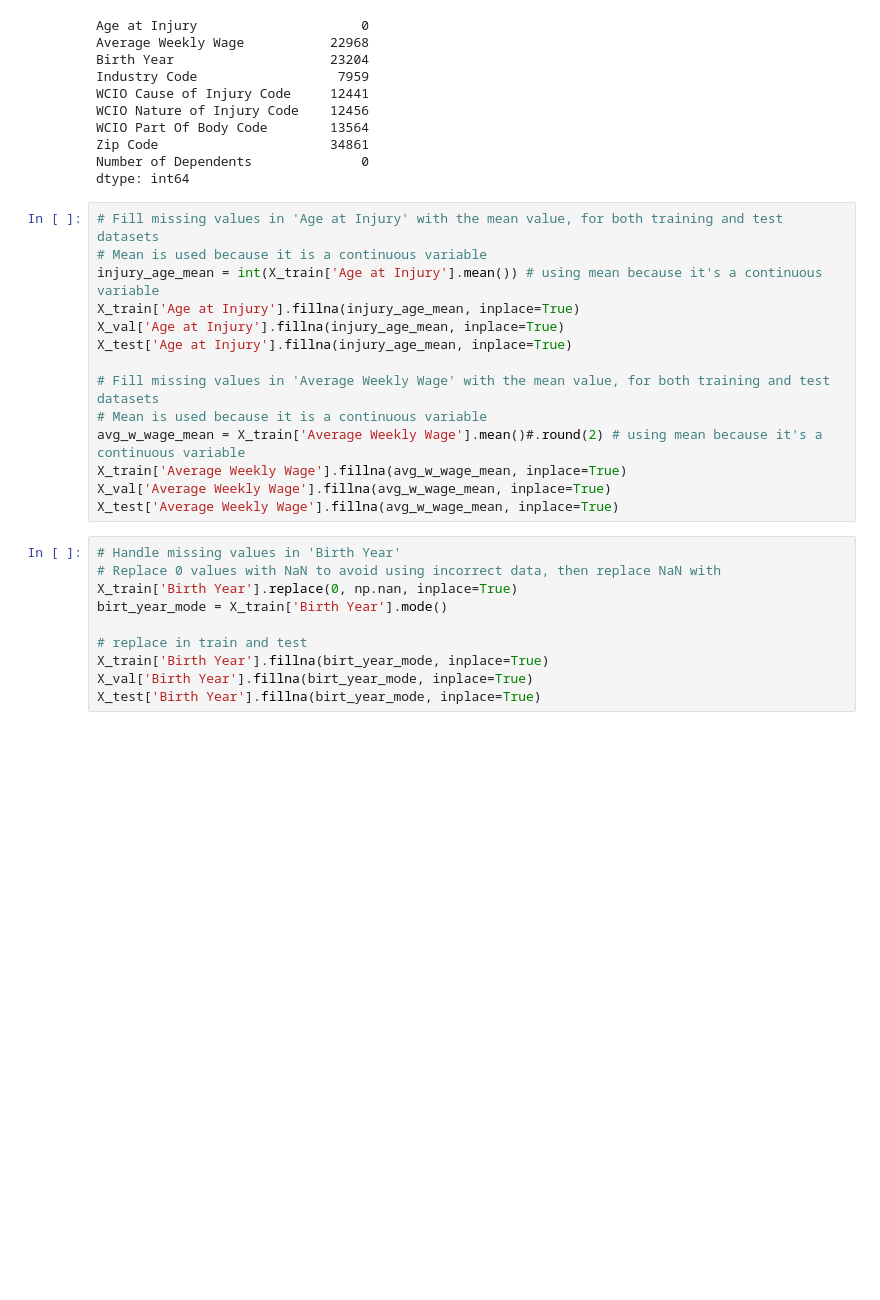
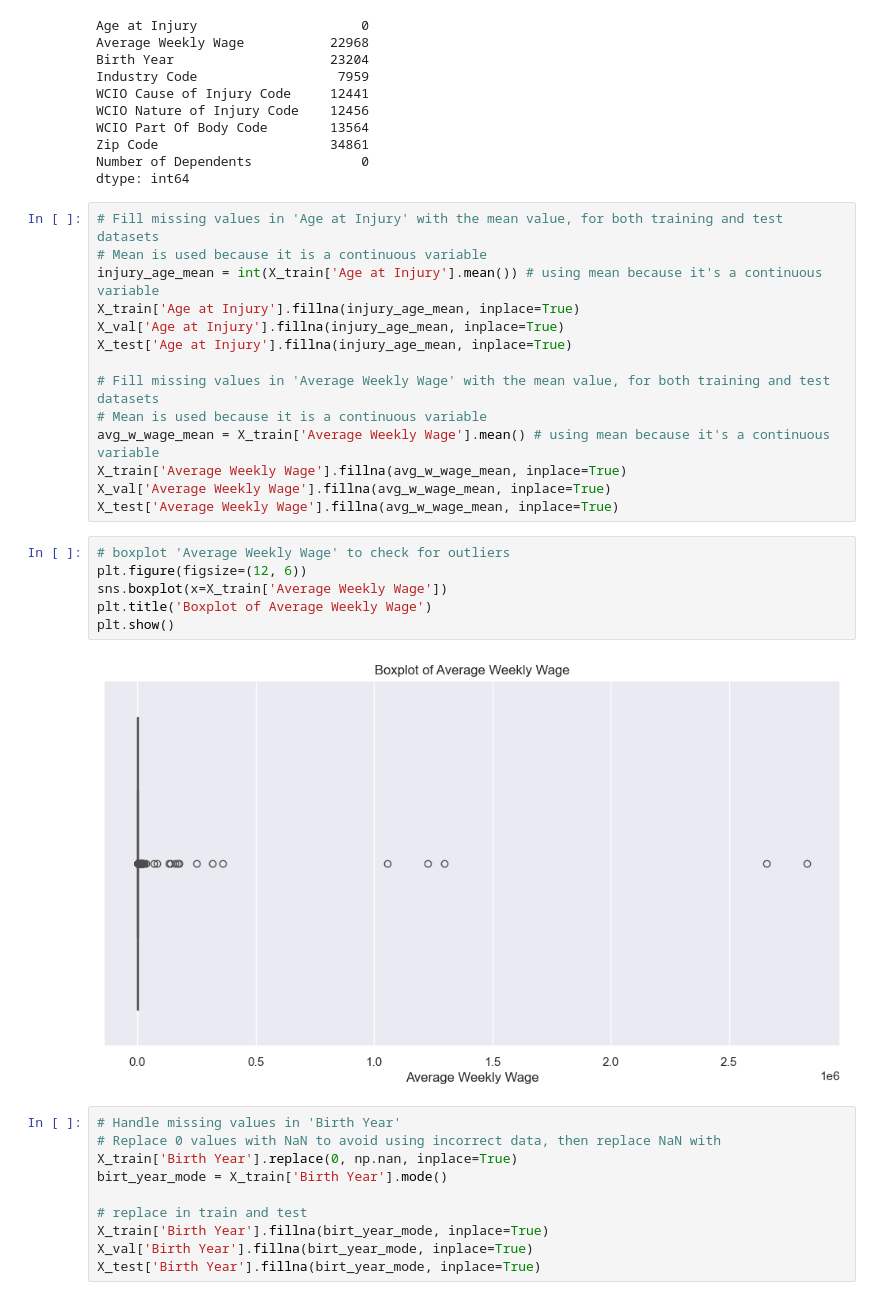
Before and after one commit to JoaoDargent/ML-Project, a Jupyter notebook: 2.DataPreprocess_Delivery1.ipynb, the cells around one changed output. Cells and saved outputs as stored; diff of their text form; blank space fills up the shorter version.

```diff
--- a/2.DataPreprocess_Delivery1.ipynb
+++ b/2.DataPreprocess_Delivery1.ipynb
@@ -239,10 +239,18 @@ X_test['Age at Injury'].fillna(injury_age_mean, inplace=True)
 
 # Fill missing values in 'Average Weekly Wage' with the mean value, for both training and test datasets
 # Mean is used because it is a continuous variable
-avg_w_wage_mean = X_train['Average Weekly Wage'].mean()#.round(2) # using mean because it's a continuous variable
+avg_w_wage_mean = X_train['Average Weekly Wage'].mean() # using mean because it's a continuous variable
 X_train['Average Weekly Wage'].fillna(avg_w_wage_mean, inplace=True)
 X_val['Average Weekly Wage'].fillna(avg_w_wage_mean, inplace=True)
 X_test['Average Weekly Wage'].fillna(avg_w_wage_mean, inplace=True)
+# %%
+# boxplot 'Average Weekly Wage' to check for outliers
+plt.figure(figsize=(12, 6))
+sns.boxplot(x=X_train['Average Weekly Wage'])
+plt.title('Boxplot of Average Weekly Wage')
+plt.show()
+# %% [output]
+[figure, added]
 # %%
 # Handle missing values in 'Birth Year'
 # Replace 0 values with NaN to avoid using incorrect data, then replace NaN with
```
Also changed, not shown: parts of 12 cells of this notebook, 4 other files.
